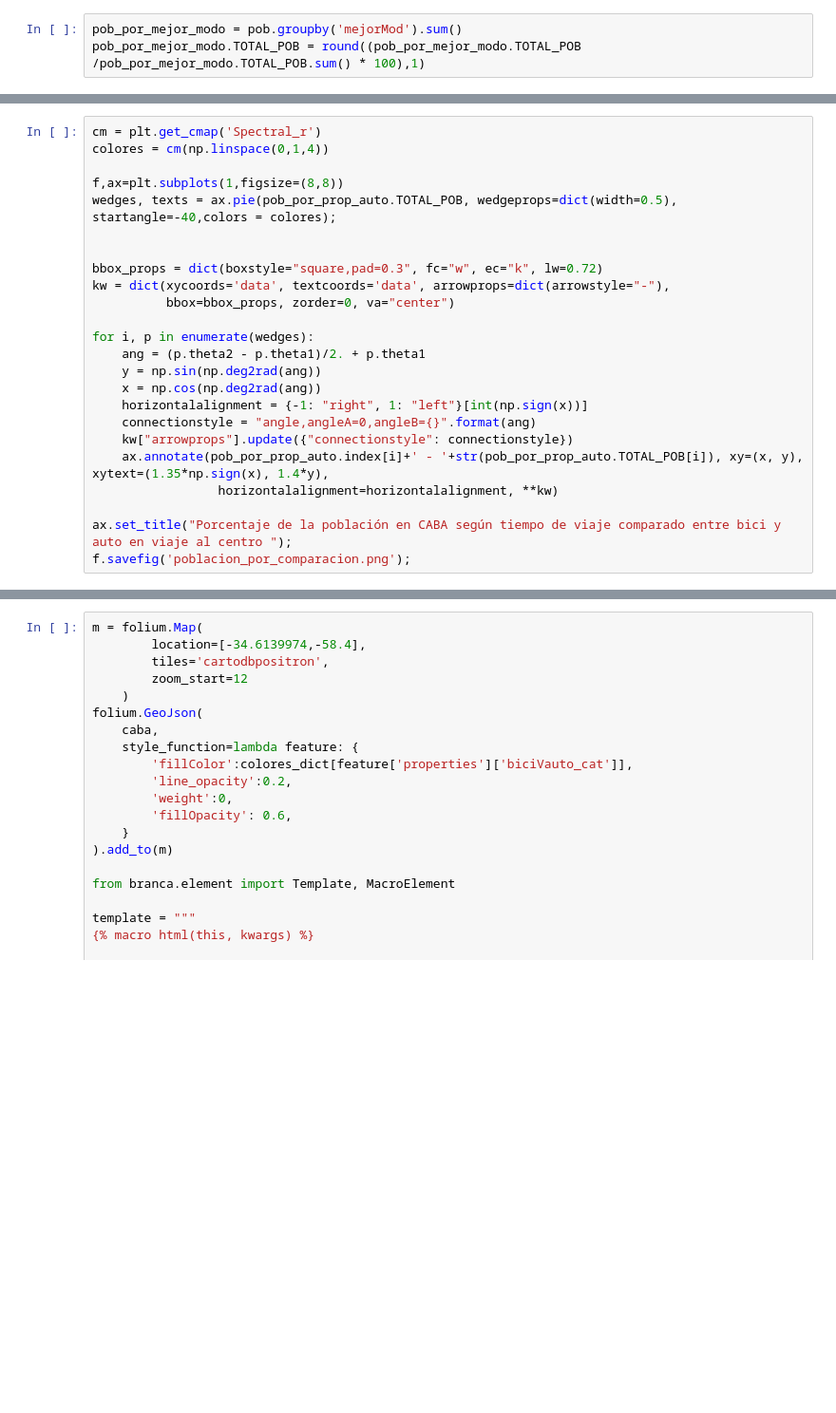
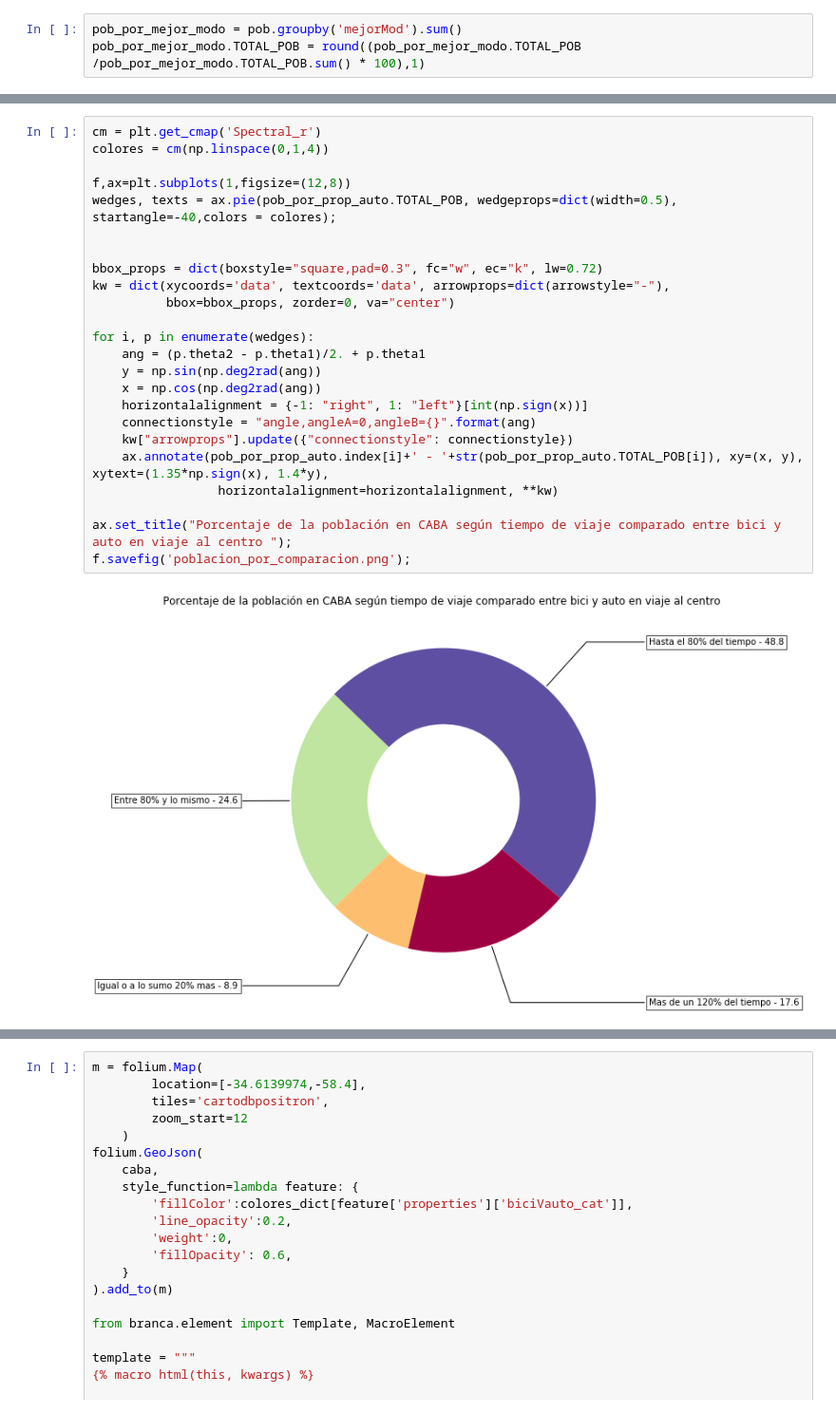
Before and after one commit to alephcero/betterByBike, a Jupyter notebook: folium_v2.ipynb, the cells around one changed output, grey strips where cells are left out. Shown at 95% size. Drawn from its saved outputs; the diff is of its cells as text; blank space fills up the shorter version.

```diff
--- a/folium_v2.ipynb
+++ b/folium_v2.ipynb
@@ -120,27 +120,29 @@ f.savefig('poblacion_por_modo_mas_rapido.png');
 # %%
 cm = plt.get_cmap('Spectral_r')
 colores = cm(np.linspace(0,1,4))
 
-f,ax=plt.subplots(1,figsize=(8,8))
+f,ax=plt.subplots(1,figsize=(12,8))
 wedges, texts = ax.pie(pob_por_prop_auto.TOTAL_POB, wedgeprops=dict(width=0.5), startangle=-40,colors = colores);
 
 
 bbox_props = dict(boxstyle="square,pad=0.3", fc="w", ec="k", lw=0.72)
 kw = dict(xycoords='data', textcoords='data', arrowprops=dict(arrowstyle="-"),
           bbox=bbox_props, zorder=0, va="center")
 
 for i, p in enumerate(wedges):
     ang = (p.theta2 - p.theta1)/2. + p.theta1
     y = np.sin(np.deg2rad(ang))
     x = np.cos(np.deg2rad(ang))
     horizontalalignment = {-1: "right", 1: "left"}[int(np.sign(x))]
     connectionstyle = "angle,angleA=0,angleB={}".format(ang)
     kw["arrowprops"].update({"connectionstyle": connectionstyle})
     ax.annotate(pob_por_prop_auto.index[i]+' - '+str(pob_por_prop_auto.TOTAL_POB[i]), xy=(x, y), xytext=(1.35*np.sign(x), 1.4*y),
                  horizontalalignment=horizontalalignment, **kw)
 
 ax.set_title("Porcentaje de la población en CABA según tiempo de viaje comparado entre bici y auto en viaje al centro ");
 f.savefig('poblacion_por_comparacion.png');
+# %% [output]
+[figure, added]
 # %%
 from branca.colormap import linear
 
```
Also changed, not shown: parts of 7 cells of this notebook, 3 other files.
